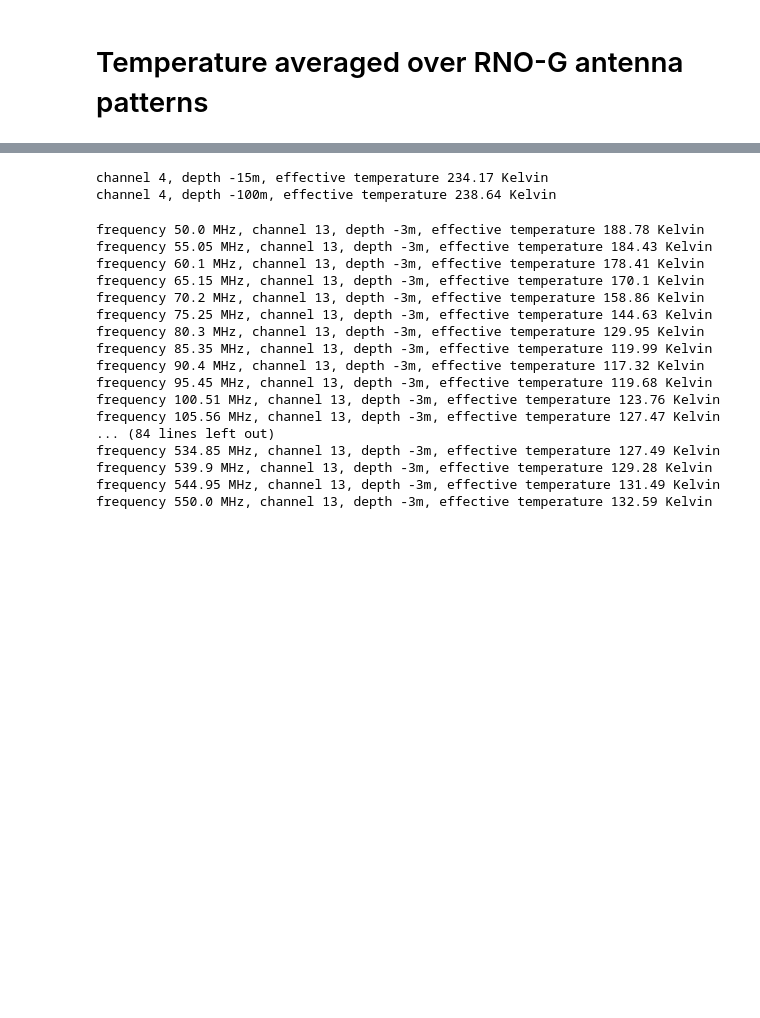
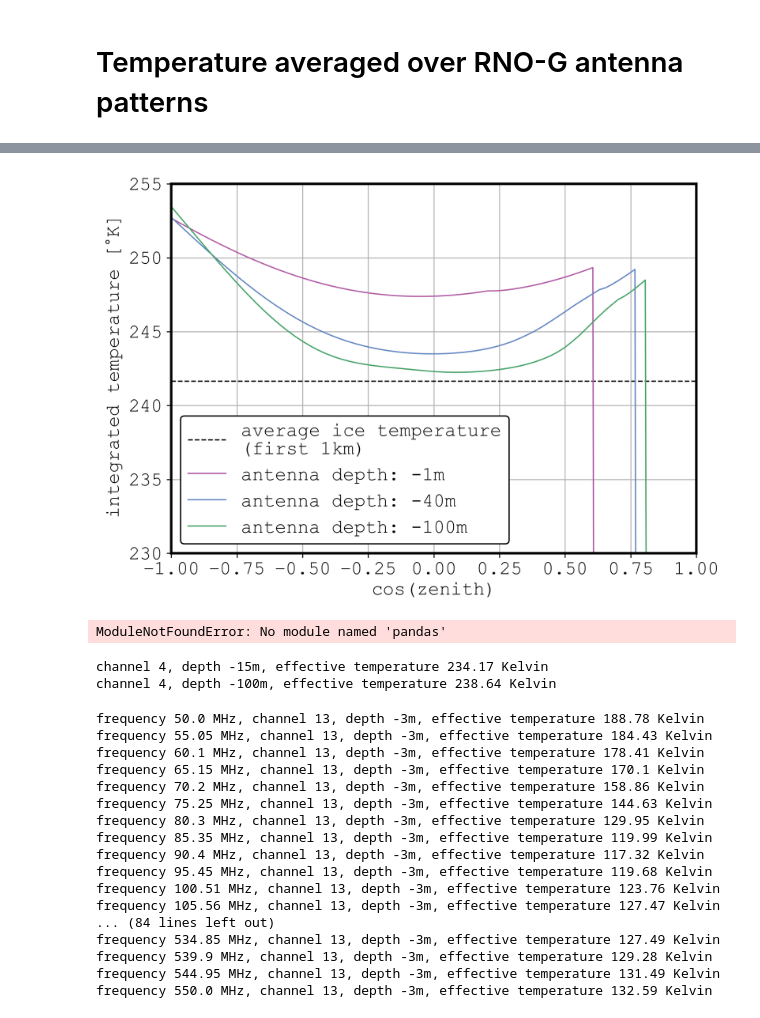
Before and after one commit to CamphynR/noise_study, a Jupyter notebook: ice_integrator/ice_temperature.ipynb, the cells around one changed output, grey strips where cells are left out. Cells and saved outputs as stored; diff of their text form; code cells hidden in the pictures; blank space fills up the shorter version.

```diff
--- a/ice_integrator/ice_temperature.ipynb
+++ b/ice_integrator/ice_temperature.ipynb
@@ -78,3 +93,23 @@ plt.savefig("temperature_vs_antenna_cos_zenith_different_depths.pdf")
+# %%
+import json
+temp_plot = {}
+for z in [-1, -40, -100]:
+    with open(f"/home/ruben/Documents/projects/RNO-G_noise_study/ice_integrator/ice_temps_z{np.abs(z)}m.json", "r") as file:
+        temp_plot[z] = json.load(file)["eff_temperature"]
+plt.style.use("astroparticle_physics")
+plt.axhline(np.mean(grip.profile(np.linspace(0,-1000,2000)))+273.15, linestyle="--", color="black", label="average ice temperature\n(first 1km)")
+z_antenna_plot = [-1, -40, -100]
+for z_antenna in z_antenna_plot:
+    plt.plot(np.cos(np.radians(thetas)), temp_plot[z_antenna], "-", label=f"antenna depth: {z_antenna}m")
+#plt.plot(thetas2, T2, "o-")
+plt.xlabel("cos(zenith)")
+plt.ylabel(r"integrated temperature [$^{\circ}$K]")
+plt.legend(loc="lower left")
+plt.ylim(230,255)
+plt.xlim(-1,1)
+plt.savefig("temperature_vs_antenna_cos_zenith_different_depths.pdf")
+# %% [output]
+[figure, added]
 # %%
 import matplotlib.pyplot as plt
 import numpy as np
@@ -120,6 +155,8 @@ def effective_temperature_for_channel(channel, depth=-100, frequencies=100*units
     df = vel_data_for_channel(channel, frequencies=frequencies)
     temps_env = [temperature_integral(np.degrees(zenith), z_antenna=depth) for zenith in list(df.zenith)]
     return np.sum(np.array(temps_env)*np.array(df.res)**2)/np.sum(np.array(df.res)**2)
+# %% [output]
+ModuleNotFoundError: No module named 'pandas'
 # %%
 for cc, dd in zip([4,4],[-15,-100]):
     teff = effective_temperature_for_channel(cc, depth=dd)
```
Also changed, not shown: parts of 3 cells of this notebook, 3 other files.
